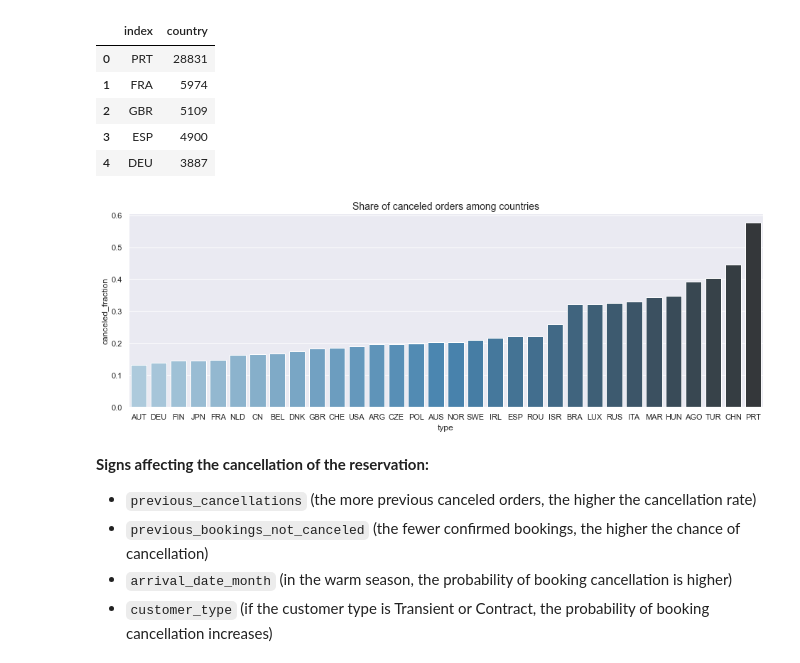
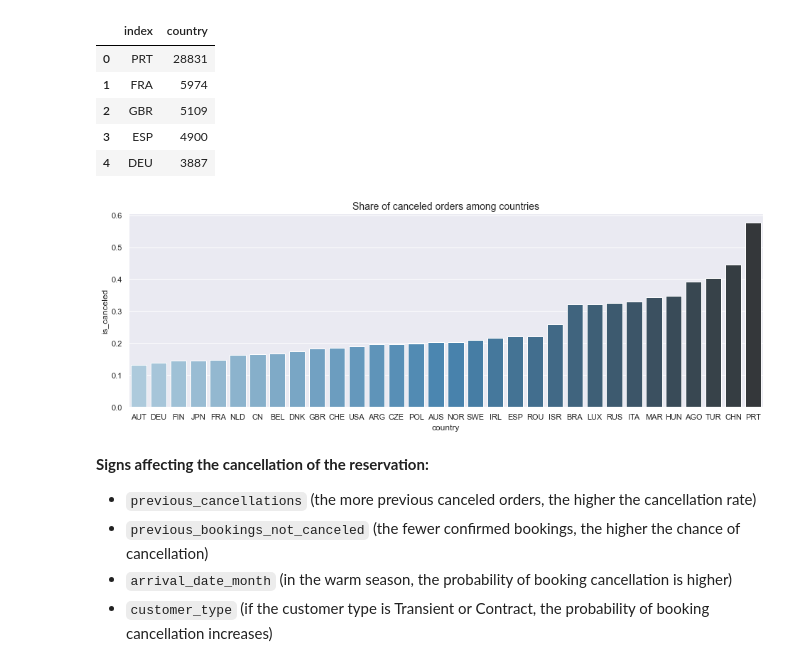
Before and after one commit to Vadim097/Projects, a Jupyter notebook: Hotel Sales Forecasting System/Hotel customer churn.ipynb, the cells around one changed output. Saved outputs shown, nothing was run; the diff lists cells and outputs as text; code cells hidden in the pictures.

```diff
--- a/Hotel Sales Forecasting System/Hotel customer churn.ipynb
+++ b/Hotel Sales Forecasting System/Hotel customer churn.ipynb
@@ -332,12 +332,12 @@ train_country_sorted = train.loc[train['country'].isin(name_country_frequency['i
 # %%
 num_canceled_count = train_country_sorted.pivot_table(index='country', values='is_canceled', aggfunc='count')
 num_canceled_sum = train_country_sorted.pivot_table(index='country', values='is_canceled', aggfunc='sum')
 canceled_frac = (num_canceled_sum / num_canceled_count).reset_index()
-canceled_frac = canceled_frac.sort_values(['canceled_fraction'])
+canceled_frac = canceled_frac.sort_values(['is_canceled'])
 ax = plt.subplots(figsize=(16, 5))
-sns.barplot(x='type', y='canceled_fraction', data=canceled_frac, palette="Blues_d").set_title('Share of canceled orders among countries', fontsize=14);
+sns.barplot(x='country', y='is_canceled', data=canceled_frac, palette="Blues_d").set_title('Share of canceled orders among countries', fontsize=14);
 # %% [output]
-[figure, old version]
+[figure, new version]
 # %% [markdown]
 **Signs affecting the cancellation of the reservation:**
 - `previous_cancellations` (the more previous canceled orders, the higher the cancellation rate)
```
Also changed, not shown: parts of 40 cells of this notebook.
